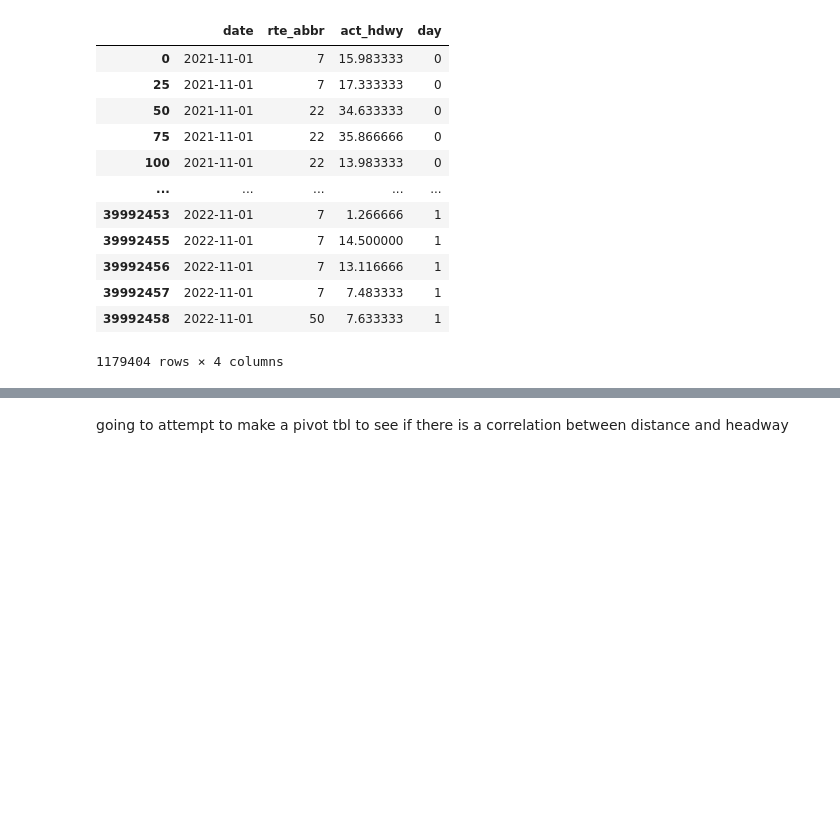
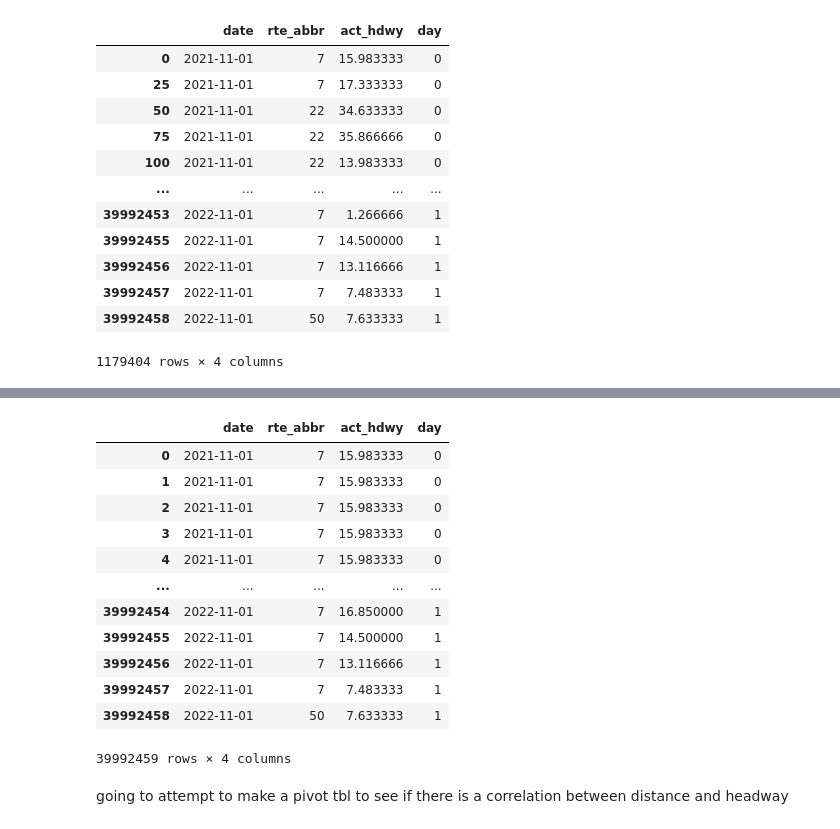
Before and after one commit to NSS-Data-Analytics-Cohort-7/wego-data-world-problems, a Jupyter notebook: notebook/wego_python-v3.ipynb, the cells around one changed output, grey strips where cells are left out. Drawn from its saved outputs; the diff is of its cells as text; code cells hidden in the pictures; blank space fills up the shorter version.

```diff
--- a/notebook/wego_python-v3.ipynb
+++ b/notebook/wego_python-v3.ipynb
@@ -301,3 +316,19 @@ TypeError: Only valid with DatetimeIndex, TimedeltaIndex or PeriodIndex, but got
+# %%
+trip2
+# %% [output]
+|  | date | rte_abbr | act_hdwy | day |
+| 0 | 2021-11-01 | 7 | 15.983333 | 0 |
+| 1 | 2021-11-01 | 7 | 15.983333 | 0 |
+| 2 | 2021-11-01 | 7 | 15.983333 | 0 |
+| 3 | 2021-11-01 | 7 | 15.983333 | 0 |
+| 4 | 2021-11-01 | 7 | 15.983333 | 0 |
+| ... | ... | ... | ... | ... |
+| 39992454 | 2022-11-01 | 7 | 16.850000 | 1 |
+| 39992455 | 2022-11-01 | 7 | 14.500000 | 1 |
+| 39992456 | 2022-11-01 | 7 | 13.116666 | 1 |
+| 39992457 | 2022-11-01 | 7 | 7.483333 | 1 |
+| 39992458 | 2022-11-01 | 50 | 7.633333 | 1 |
+39992459 rows × 4 columns
 # %% [markdown]
 going to attempt to make a pivot tbl to see if there is a correlation between distance and headway
 # %%
```
Also changed, not shown: parts of 8 cells of this notebook.
